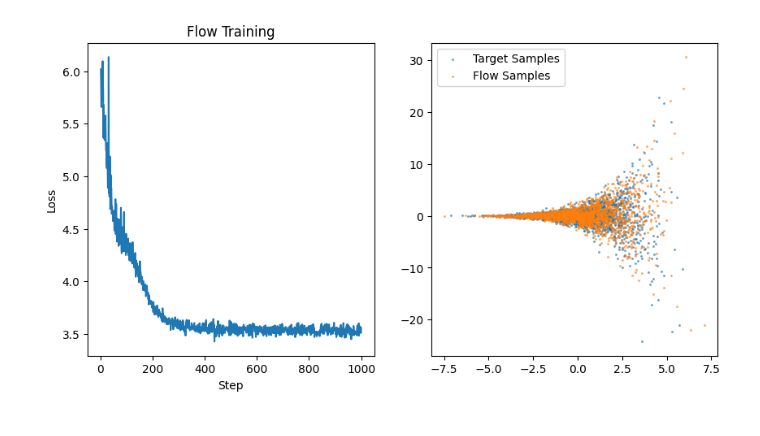
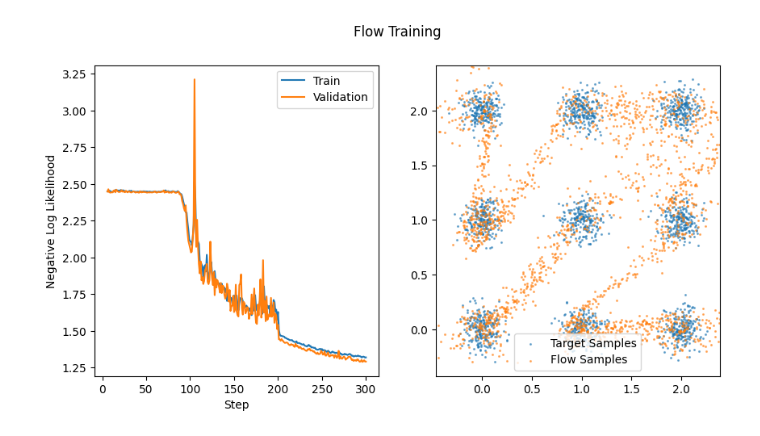
Before and after one commit to xapq/approximate-metropolis-hastings, a Jupyter notebook: NormalizingFlowsComparison.ipynb, the cells around one changed output. Cells and saved outputs as stored; diff of their text form; code cells hidden in the pictures.

Commit message:
Made vae and rnvp training comparable

```diff
--- a/NormalizingFlowsComparison.ipynb
+++ b/NormalizingFlowsComparison.ipynb
@@ -42,6 +89,12 @@ target = create_gaussian_lattice(lattice_shape, 1, mode_variance, device=device)
+# %%
+x_train = target.sample((16_384,))
 # %%
-flow = RNVP(num_blocks=10, dim=2, device=device)
-flow_trainer = FlowTrainer(flow, target, batch_size=2048, device=device)
-flow_trainer.fit(n_steps=1000, plot_interval=100)
+%%time
+flow = RNVP(num_blocks=20, dim=2, device=device)
+print('Flow parameters:', count_parameters(flow))
+optimizer = torch.optim.SGD(flow.parameters(), lr=0.05, momentum=0.9)
+scheduler = torch.optim.lr_scheduler.StepLR(optimizer, gamma=0.1, step_size=200)
+flow_trainer = FlowTrainer(flow, target, optimizer=optimizer, scheduler=scheduler, batch_size=2048, device=device)
+flow_trainer.fit(x_train, n_epochs=300, plot_interval=10)
 # %% [output]
-[figure, old version]
+[figure, new version]
```
Also changed, not shown: parts of 9 cells of this notebook, 3 other files.
